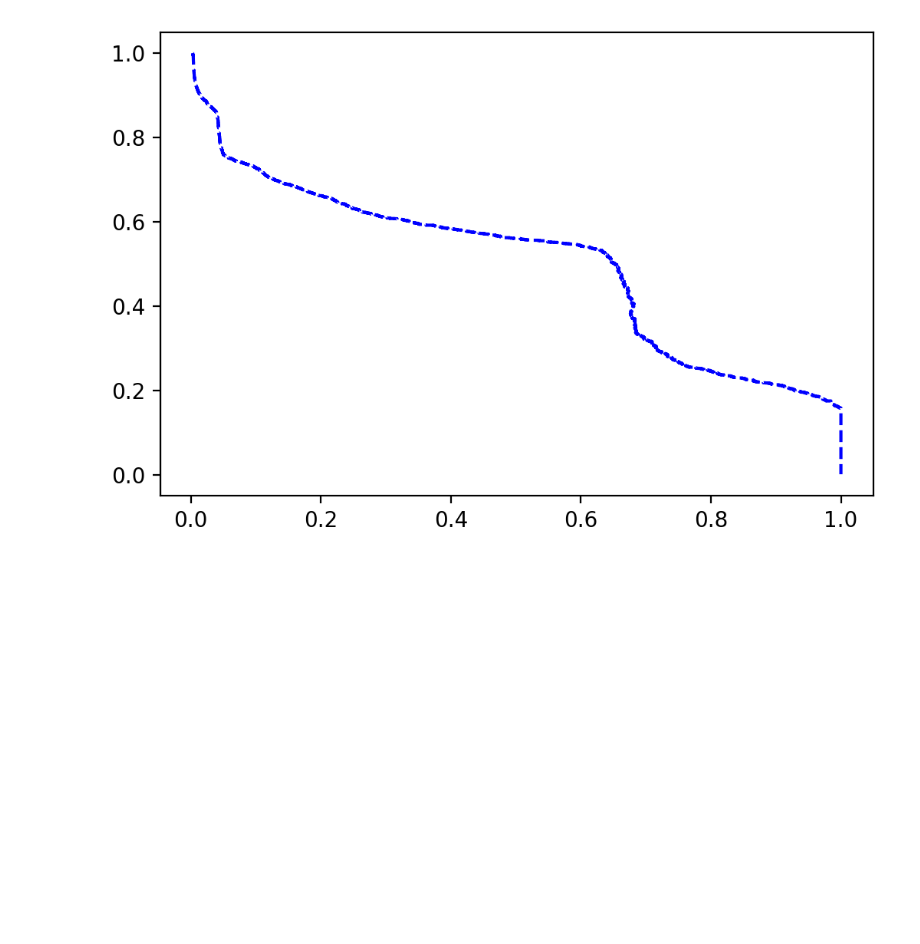
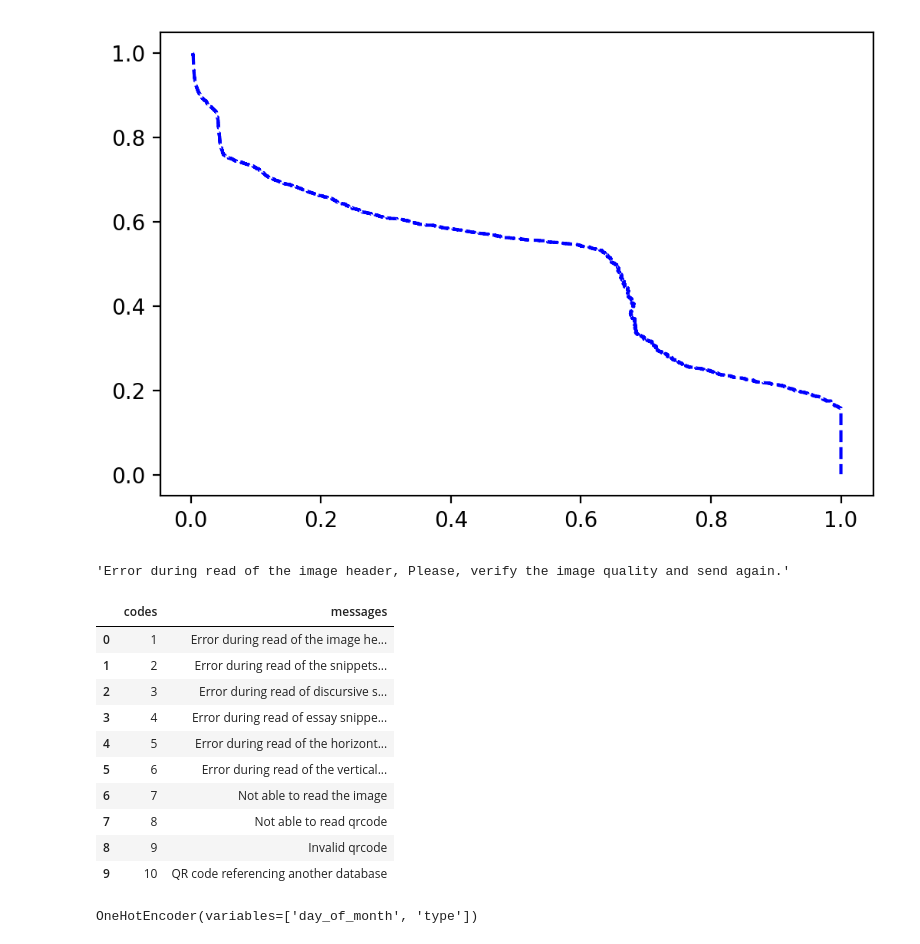
Before and after one commit to LucianoBatista/fraud-detection-classifier, a Jupyter notebook: analysis/evaluate-frr-far-curves.ipynb, the cells around one changed output. Saved outputs shown, nothing was run; the diff lists cells and outputs as text; code cells hidden in the pictures; blank space fills up the shorter version.

```diff
--- a/analysis/evaluate-frr-far-curves.ipynb
+++ b/analysis/evaluate-frr-far-curves.ipynb
@@ -227,3 +227,68 @@ plt.plot(precisions[:-1], recalls[:-1], 'b--', label="precision")
 plt.show()
 # %% [output]
 [figure]
+# %%
+def get_error(cod: int) -> str:
+    cods = [1, 2, 3, 4, 5, 6, 7, 8, 9, 10, 11, 12]
+    messages = [
+        "Error during read of the image header, "
+        "Please, verify the image quality and "
+        "send again.",
+        "Error during read of the snippets. "
+        "Please, verify the image quality and "
+        "send again.",
+        "Error during read of discursive snippets. "
+        "Please, verify the image quality and "
+        "send again.",
+        "Error during read of essay snippet, "
+        "Please, verify the image quality and "
+        "send again.",
+        "Error during read of the horizontal snippets, "
+        "Please, verify the image quality and "
+        "send again.",
+        "Error during read of the vertical snippets, "
+        "Please, verify the image quality and "
+        "send again.",
+        "Not able to read the image",
+        "Not able to read qrcode",
+        "Invalid qrcode",
+        "QR code referencing another database",
+        "Error during read of marks, "
+        "Please, verify the image quality and "
+        "send again.",
+        "Please, verify the image quality and send again"
+    ]
+
+    errors_df = pd.DataFrame({"codes": cods, "messages": messages})
+
+    message = errors_df[errors_df["codes"] == cod]["messages"].values[0]
+    errors_df.to_csv("error_matrix.csv", index=False)
+
+    return message
+
+error_df = get_error(10)
+# %%
+error_df[error_df["codes"] == 1]["messages"].values[0]
+# %% [output]
+'Error during read of the image header, Please, verify the image quality and send again.'
+# %%
+error_df
+# %% [output]
+|  | codes | messages |
+| 0 | 1 | Error during read of the image he... |
+| 1 | 2 | Error during read of the snippets... |
+| 2 | 3 | Error during read of discursive s... |
+| 3 | 4 | Error during read of essay snippe... |
+| 4 | 5 | Error during read of the horizont... |
+| 5 | 6 | Error during read of the vertical... |
+| 6 | 7 | Not able to read the image |
+| 7 | 8 | Not able to read qrcode |
+| 8 | 9 | Invalid qrcode |
+| 9 | 10 | QR code referencing another database |
+# %%
+with open("models/encoder_21_01_22_lr_w_v3", "rb") as f:
+    encoder = pickle.load(f)
+# apply the encoder
+encoder
+# %% [output]
+OneHotEncoder(variables=['day_of_month', 'type'])
```
Also changed, not shown: parts of 2 cells of this notebook, 20 other files.
